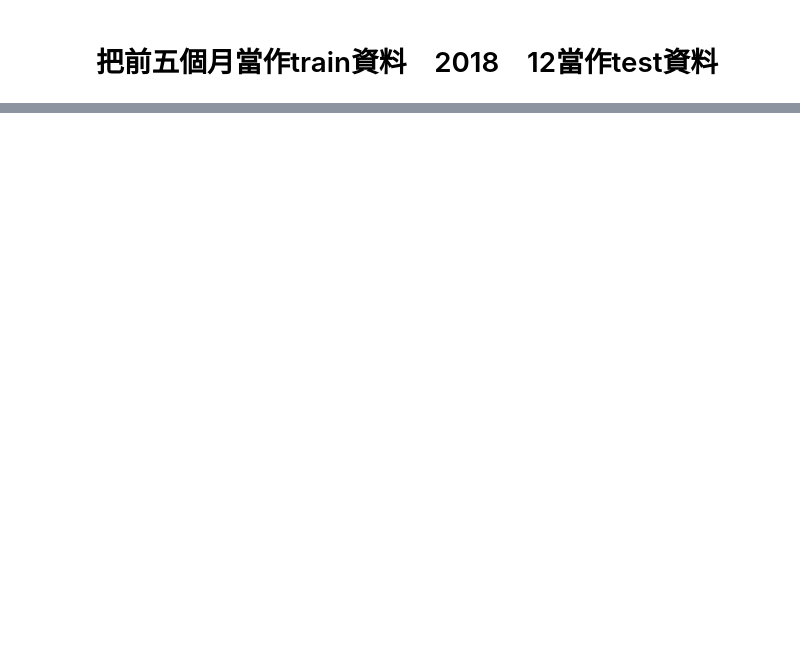
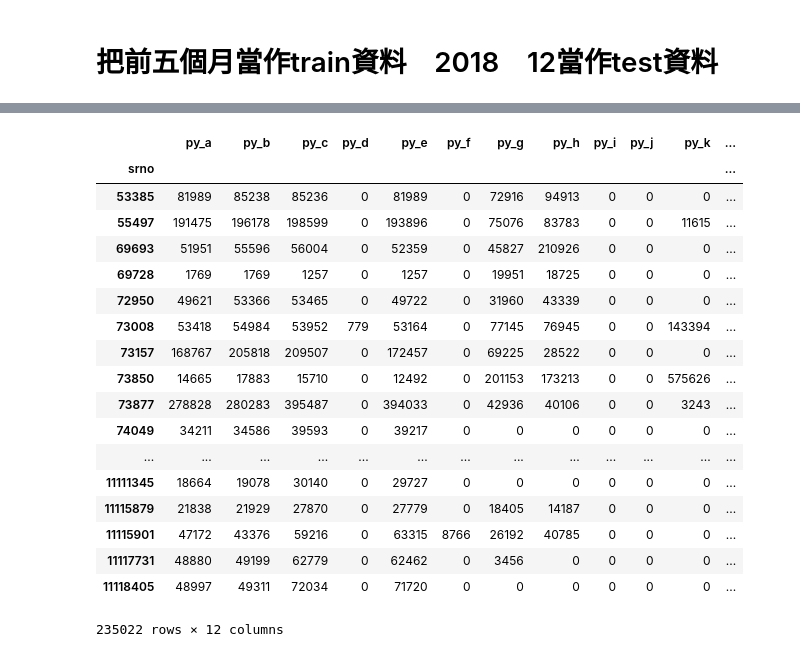
Before and after one commit to GISH123/2nd-Business-Model-and-Big-Data-Competition, a Jupyter notebook: Preprocessing/read_file_and_data_preprocessing.ipynb, the cells around one changed output, grey strips where cells are left out. Drawn from its saved outputs; the diff is of its cells as text; code cells hidden in the pictures; blank space fills up the shorter version.

```diff
--- a/Preprocessing/read_file_and_data_preprocessing.ipynb
+++ b/Preprocessing/read_file_and_data_preprocessing.ipynb
@@ -417,0 +432,2 @@ merged_result_status_profile_test = merged_result_status_profile[merged_result_s
+# %%
+six_month_py_sum = merged_result_status_profile.groupby('srno')[py_name_list].sum()
@@ -417,0 +455,22 @@ merged_result_status_profile_test = merged_result_status_profile[merged_result_s
+# %%
+six_month_py_sum
+# %% [output]
+|  | py_a | py_b | py_c | py_d | py_e | py_f | py_g | py_h | py_i | py_j | py_k | ... |
+| srno |  |  |  |  |  |  |  |  |  |  |  | ... |
+| 53385 | 81989 | 85238 | 85236 | 0 | 81989 | 0 | 72916 | 94913 | 0 | 0 | 0 | ... |
+| 55497 | 191475 | 196178 | 198599 | 0 | 193896 | 0 | 75076 | 83783 | 0 | 0 | 11615 | ... |
+| 69693 | 51951 | 55596 | 56004 | 0 | 52359 | 0 | 45827 | 210926 | 0 | 0 | 0 | ... |
+| 69728 | 1769 | 1769 | 1257 | 0 | 1257 | 0 | 19951 | 18725 | 0 | 0 | 0 | ... |
+| 72950 | 49621 | 53366 | 53465 | 0 | 49722 | 0 | 31960 | 43339 | 0 | 0 | 0 | ... |
+| 73008 | 53418 | 54984 | 53952 | 779 | 53164 | 0 | 77145 | 76945 | 0 | 0 | 143394 | ... |
+| 73157 | 168767 | 205818 | 209507 | 0 | 172457 | 0 | 69225 | 28522 | 0 | 0 | 0 | ... |
+| 73850 | 14665 | 17883 | 15710 | 0 | 12492 | 0 | 201153 | 173213 | 0 | 0 | 575626 | ... |
+| 73877 | 278828 | 280283 | 395487 | 0 | 394033 | 0 | 42936 | 40106 | 0 | 0 | 3243 | ... |
+| 74049 | 34211 | 34586 | 39593 | 0 | 39217 | 0 | 0 | 0 | 0 | 0 | 0 | ... |
+| ... | ... | ... | ... | ... | ... | ... | ... | ... | ... | ... | ... | ... |
+| 11111345 | 18664 | 19078 | 30140 | 0 | 29727 | 0 | 0 | 0 | 0 | 0 | 0 | ... |
+| 11115879 | 21838 | 21929 | 27870 | 0 | 27779 | 0 | 18405 | 14187 | 0 | 0 | 0 | ... |
+| 11115901 | 47172 | 43376 | 59216 | 0 | 63315 | 8766 | 26192 | 40785 | 0 | 0 | 0 | ... |
+| 11117731 | 48880 | 49199 | 62779 | 0 | 62462 | 0 | 3456 | 0 | 0 | 0 | 0 | ... |
+| 11118405 | 48997 | 49311 | 72034 | 0 | 71720 | 0 | 0 | 0 | 0 | 0 | 0 | ... |
+235022 rows × 12 columns
```
Also changed, not shown: parts of 13 cells of this notebook.
